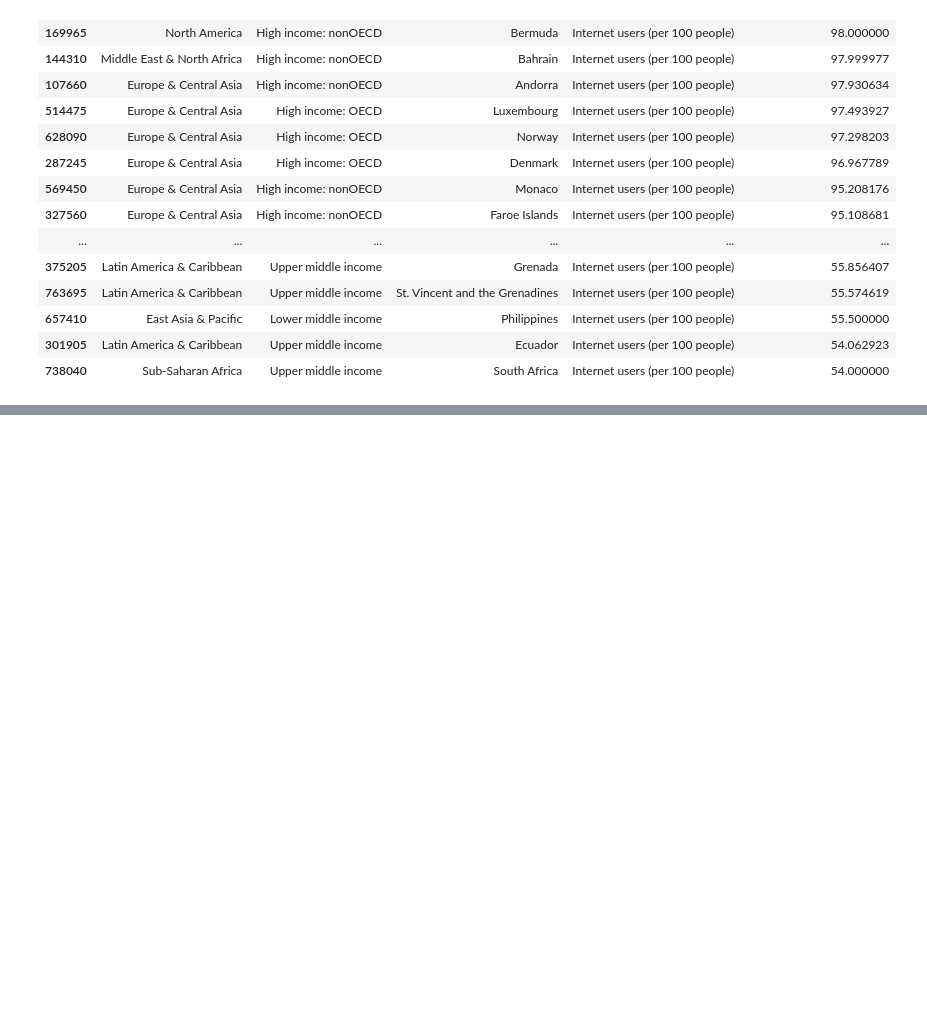
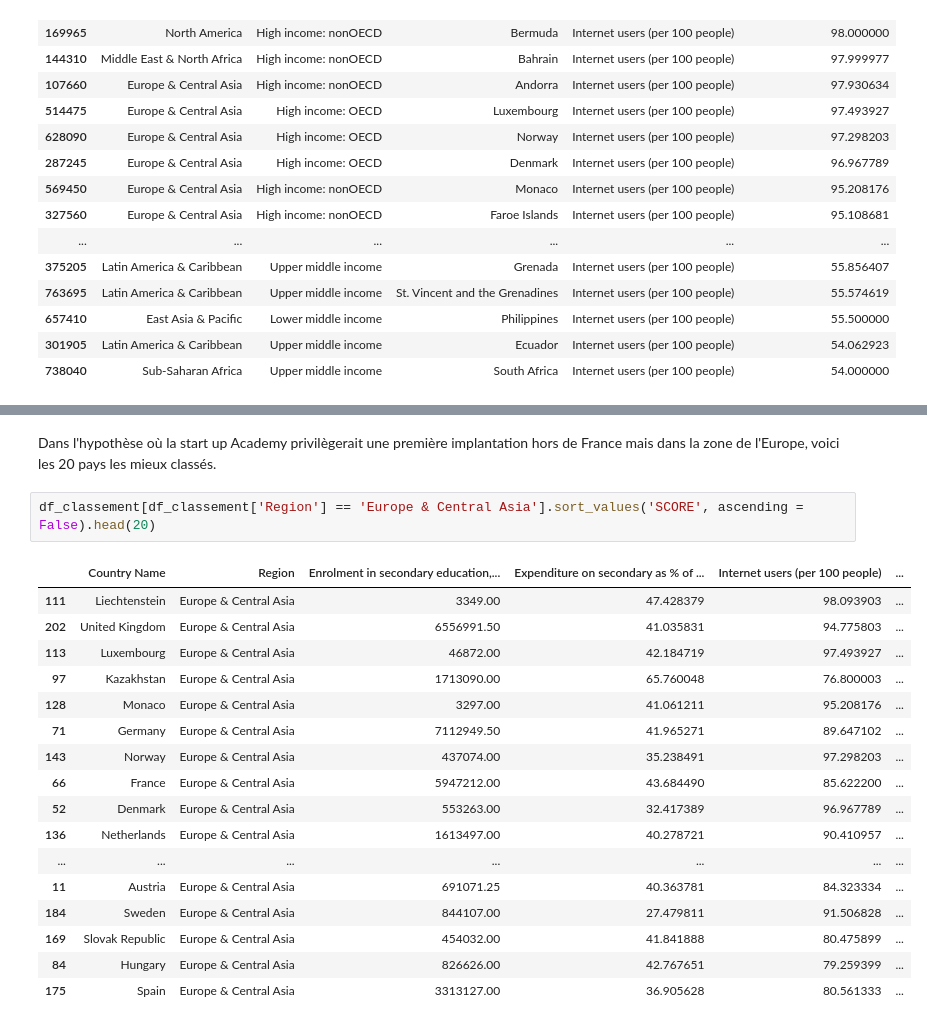
Before and after one commit to Charlotte-1987/openclassroom-projet2, a Jupyter notebook: notebook_p2.ipynb, the cells around one changed output, grey strips where cells are left out. Saved outputs shown, nothing was run; the diff lists cells and outputs as text; blank space fills up the shorter version.

```diff
--- a/notebook_p2.ipynb
+++ b/notebook_p2.ipynb
@@ -839,0 +853,22 @@ SyntaxError: cannot assign to function call (Temp/ipykernel_3868/275063325.py, l
+# %% [markdown]
+Dans l'hypothèse où la start up Academy privilègerait une première implantation hors de France mais dans la zone de l'Europe, voici les 20 pays les mieux classés.
+# %%
+df_classement[df_classement['Region'] == 'Europe & Central Asia'].sort_values('SCORE', ascending = False).head(20)
+# %% [output]
+|  | Country Name | Region | Enrolment in secondary education,... | Expenditure on secondary as % of ... | Internet users (per 100 people) | ... |
+| 111 | Liechtenstein | Europe & Central Asia | 3349.00 | 47.428379 | 98.093903 | ... |
+| 202 | United Kingdom | Europe & Central Asia | 6556991.50 | 41.035831 | 94.775803 | ... |
+| 113 | Luxembourg | Europe & Central Asia | 46872.00 | 42.184719 | 97.493927 | ... |
+| 97 | Kazakhstan | Europe & Central Asia | 1713090.00 | 65.760048 | 76.800003 | ... |
+| 128 | Monaco | Europe & Central Asia | 3297.00 | 41.061211 | 95.208176 | ... |
+| 71 | Germany | Europe & Central Asia | 7112949.50 | 41.965271 | 89.647102 | ... |
+| 143 | Norway | Europe & Central Asia | 437074.00 | 35.238491 | 97.298203 | ... |
+| 66 | France | Europe & Central Asia | 5947212.00 | 43.684490 | 85.622200 | ... |
+| 52 | Denmark | Europe & Central Asia | 553263.00 | 32.417389 | 96.967789 | ... |
+| 136 | Netherlands | Europe & Central Asia | 1613497.00 | 40.278721 | 90.410957 | ... |
+| ... | ... | ... | ... | ... | ... | ... |
+| 11 | Austria | Europe & Central Asia | 691071.25 | 40.363781 | 84.323334 | ... |
+| 184 | Sweden | Europe & Central Asia | 844107.00 | 27.479811 | 91.506828 | ... |
+| 169 | Slovak Republic | Europe & Central Asia | 454032.00 | 41.841888 | 80.475899 | ... |
+| 84 | Hungary | Europe & Central Asia | 826626.00 | 42.767651 | 79.259399 | ... |
+| 175 | Spain | Europe & Central Asia | 3313127.00 | 36.905628 | 80.561333 | ... |
```
Also changed, not shown: parts of 53 cells of this notebook.
